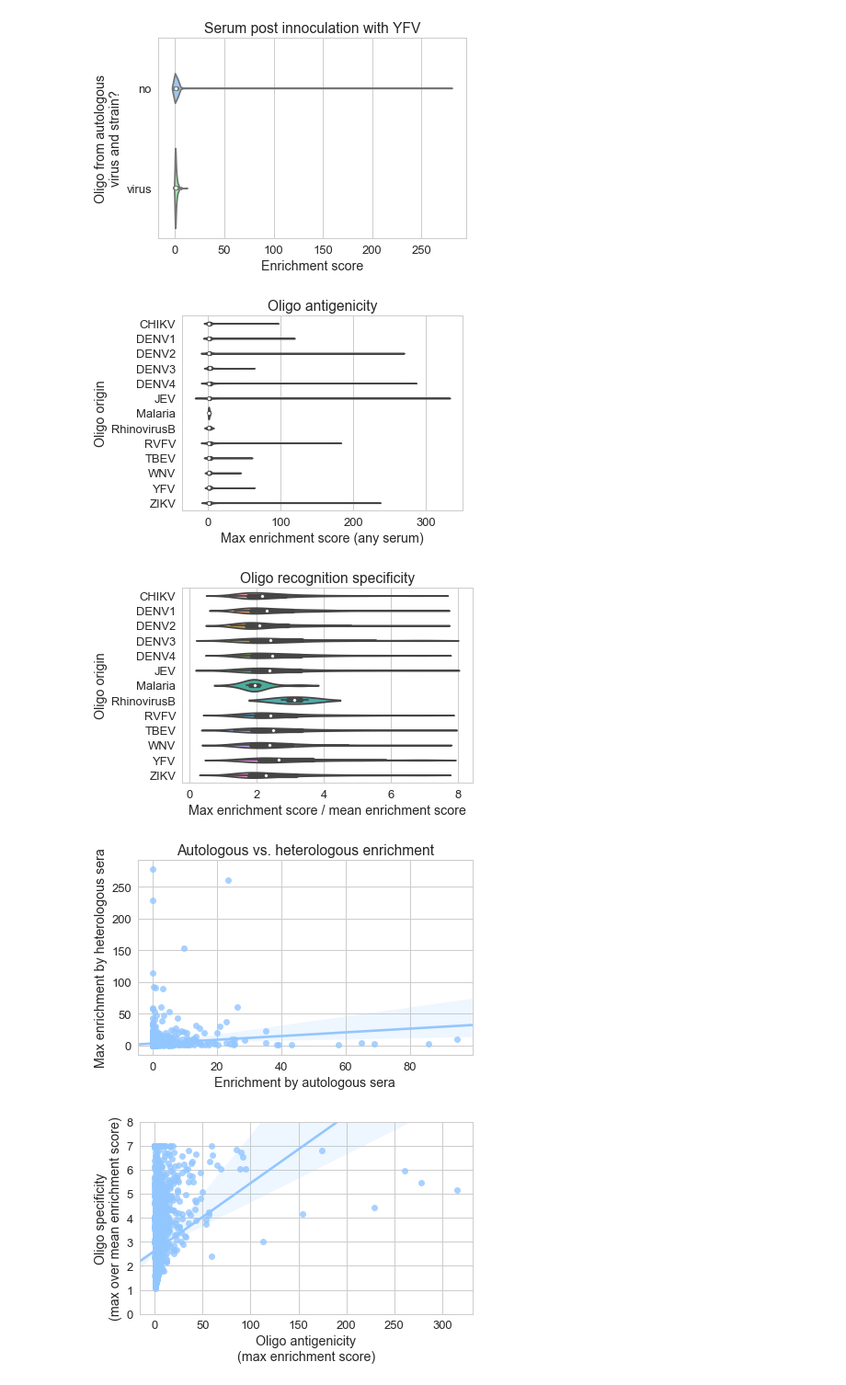
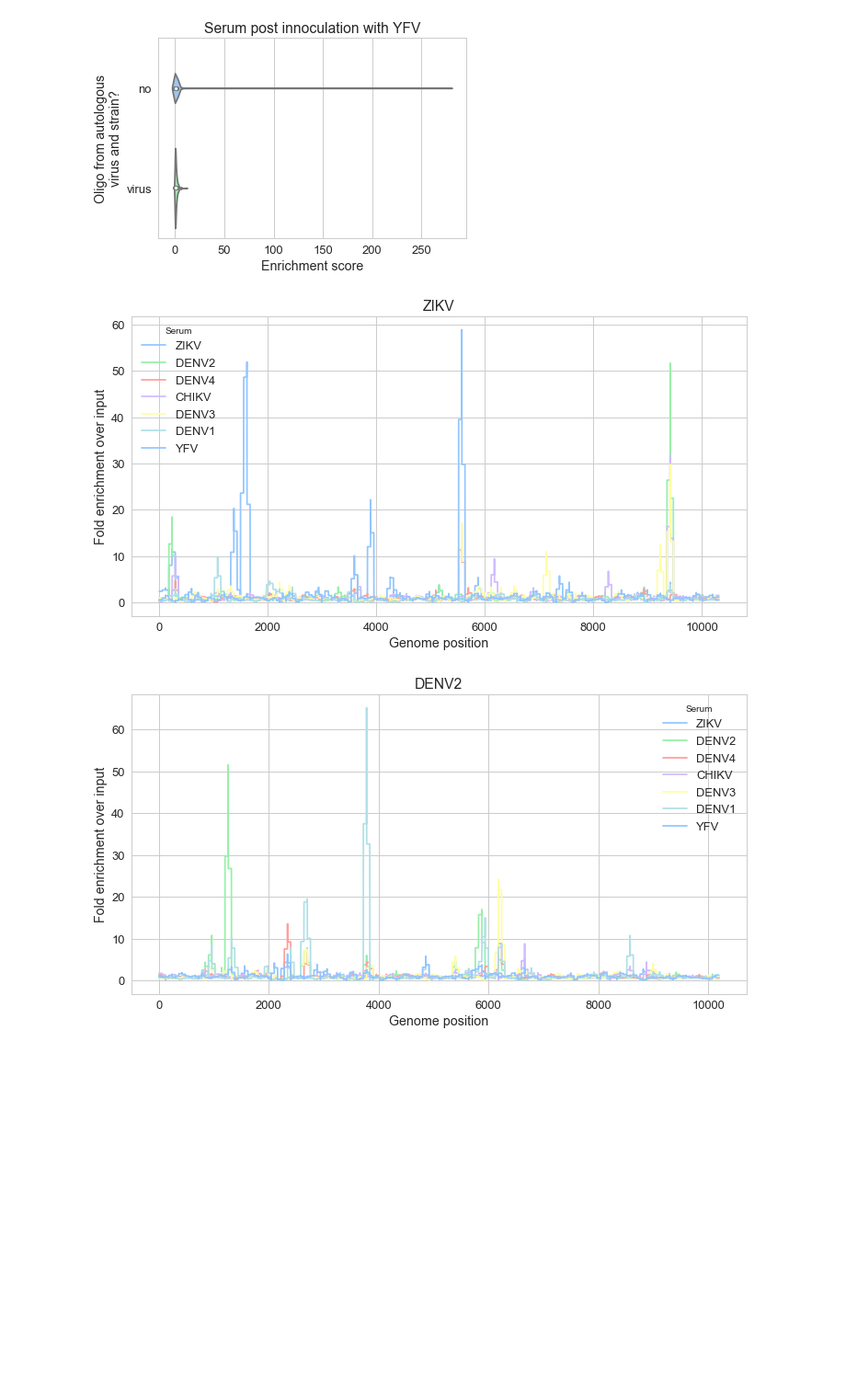
Before and after one commit to sidneymbell/phipseq, a Jupyter notebook: scripts/exploratory.ipynb, the cells around one changed output. Shown at 92% size. Cells and saved outputs as stored; diff of their text form; code cells hidden in the pictures; blank space fills up the shorter version.

Commit message:
Aggregate enrichment scores by site, plot binding footprints

```diff
--- a/scripts/exploratory.ipynb
+++ b/scripts/exploratory.ipynb
@@ -8,4 +9,6 @@ sns.set(style='whitegrid', font_scale=1.3, palette='pastel')
 # %%
+out_path = '../data/2017-09-28/'
+
 data = pd.read_csv('../data/2017-09-28/enrichment.csv', index_col=0) # read in our data
 column_names = { l.split()[0].strip() : l.split()[1].strip()
                 for l in open('../data/2017-09-28/samples.tsv', 'r')} # pull primate serum data from file
@@ -103,38 +80,0 @@ data['autologous'] = data.apply(autologous, axis=1)
-# %%
-ax = sns.violinplot(x='max_enrichment', y='virus', data=data)
-ax.set_title('Oligo antigenicity')
-ax.set_xlabel('Max enrichment score (any serum)')
-ax.set_ylabel('Oligo origin')
-plt.tight_layout()
-plt.show()
-plt.close()
-
-ax = sns.violinplot(x='max_over_mean', y='virus', data=data)
-ax.set_title('Oligo recognition specificity')
-ax.set_xlabel('Max enrichment score / mean enrichment score')
-ax.set_ylabel('Oligo origin')
-plt.tight_layout()
-plt.show()
-plt.close()
-
-have_autologous = data.dropna(axis=0, subset=['autologous'])
-ax = sns.regplot(x='autologous', y='max_heterologous', data=have_autologous)
-ax.set_xlabel('Enrichment by autologous sera')
-ax.set_ylabel('Max enrichment by heterologous sera')
-ax.set_title('Autologous vs. heterologous enrichment')
-plt.tight_layout()
-plt.show()
-plt.close()
-
-ax = sns.regplot('max_enrichment', 'max_over_mean', data=data)
-ax.set_xlabel('Oligo antigenicity\n(max enrichment score)')
-ax.set_ylabel('Oligo specificity\n(max over mean enrichment score)')
-ax.set_ylim(0,8)
-plt.tight_layout()
-plt.show()
-plt.close()
-# %% [output]
-[figure, removed]
-[figure, removed]
-[figure, removed]
-[figure, removed]
@@ -140,0 +115,28 @@ plt.close()
+# %%
+def plot_binding_footprint(virus, serum, ax=None):
+
+    values = site_maps[virus][serum]
+
+    if ax == None:
+        fig, ax = plt.subplots(figsize=(12, 6))
+
+    ax.plot(values.index.values, values.values, label=serum)
+    return ax
+
+def plot_all_binding_footprints(virus):
+    values = site_maps[virus]
+
+    fig, ax = plt.subplots(figsize=(12,6))
+    for serum in sample_cols:
+        plot_binding_footprint(virus, serum, ax)
+    plt.legend(title='Serum')
+    ax.set_title(virus)
+    ax.set_xlabel('Genome position')
+    ax.set_ylabel('Fold enrichment over input')
+    plt.show()
+
+for virus in sample_cols:
+    plot_all_binding_footprints(virus)
+# %% [output]
+[figure, added]
+[figure, added]
```
Also changed, not shown: parts of 5 cells of this notebook, 13 other files.
